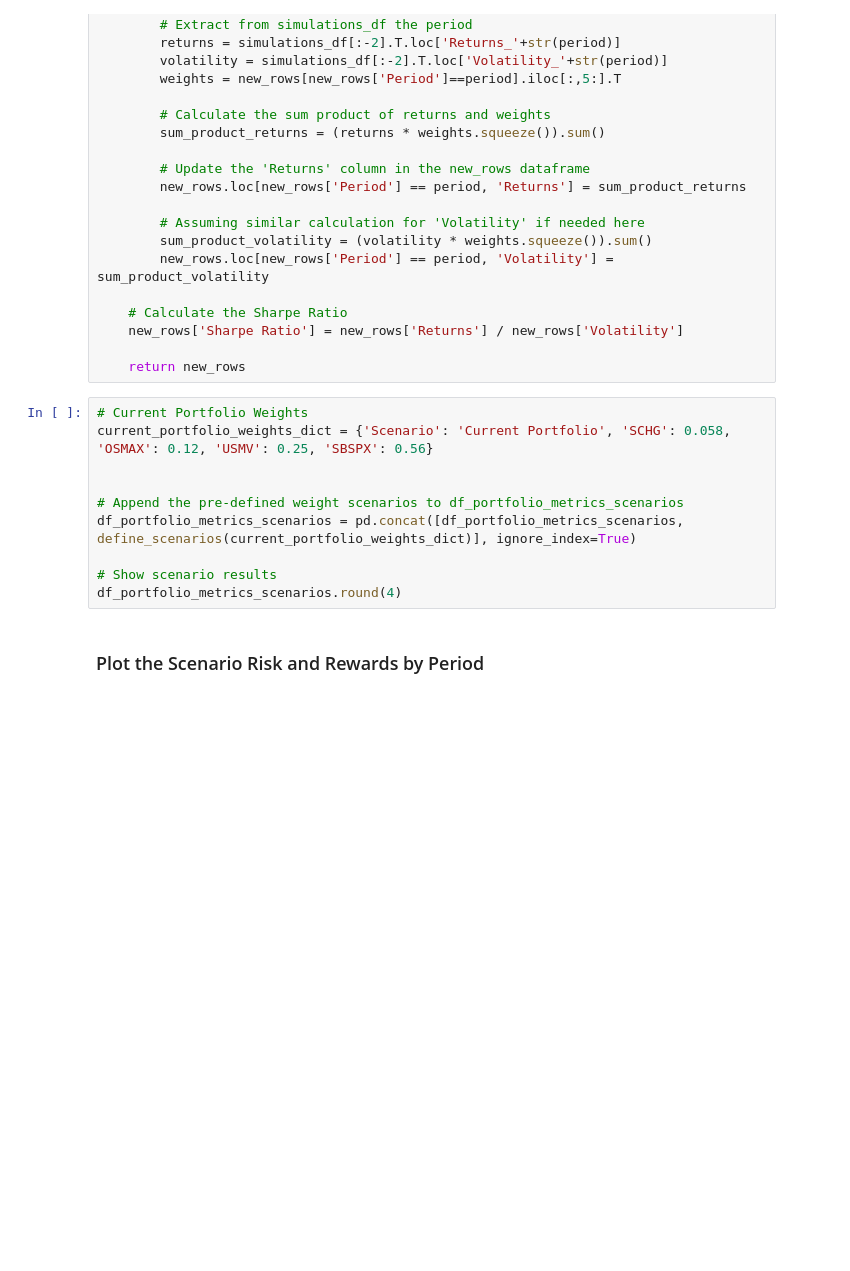
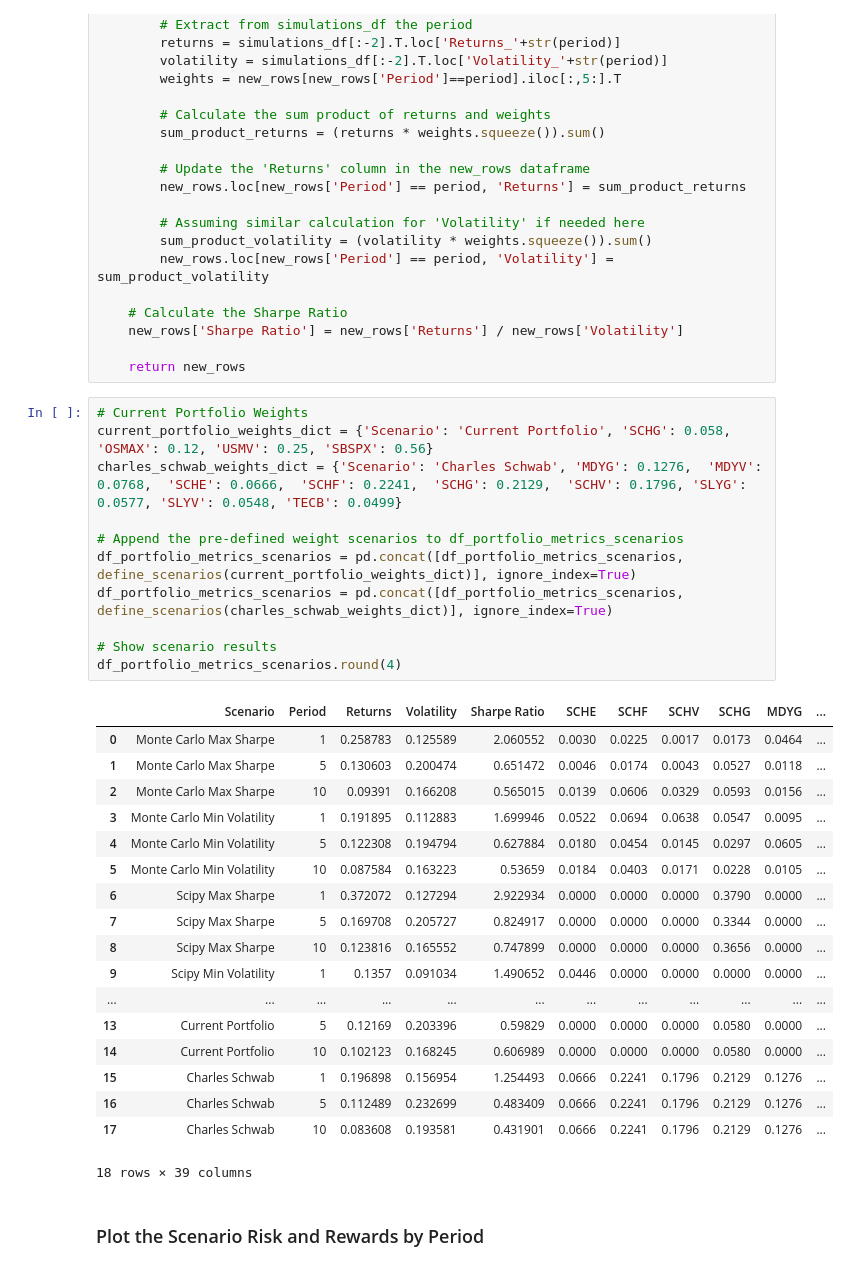
Before and after one commit to sean123174/codeLibrary, a Jupyter notebook: python/portfolio-optimization.ipynb, the cells around one changed output. Cells and saved outputs as stored; diff of their text form; blank space fills up the shorter version.

```diff
--- a/python/portfolio-optimization.ipynb
+++ b/python/portfolio-optimization.ipynb
@@ -913,13 +913,33 @@ def define_scenarios(portfolio_weights_dict):
 # %%
 # Current Portfolio Weights
 current_portfolio_weights_dict = {'Scenario': 'Current Portfolio', 'SCHG': 0.058, 'OSMAX': 0.12, 'USMV': 0.25, 'SBSPX': 0.56}
-
+charles_schwab_weights_dict = {'Scenario': 'Charles Schwab', 'MDYG': 0.1276,  'MDYV': 0.0768,  'SCHE': 0.0666,  'SCHF': 0.2241,  'SCHG': 0.2129,  'SCHV': 0.1796, 'SLYG': 0.0577, 'SLYV': 0.0548, 'TECB': 0.0499}
 
 # Append the pre-defined weight scenarios to df_portfolio_metrics_scenarios
 df_portfolio_metrics_scenarios = pd.concat([df_portfolio_metrics_scenarios, define_scenarios(current_portfolio_weights_dict)], ignore_index=True)
+df_portfolio_metrics_scenarios = pd.concat([df_portfolio_metrics_scenarios, define_scenarios(charles_schwab_weights_dict)], ignore_index=True)
 
 # Show scenario results
 df_portfolio_metrics_scenarios.round(4)
+# %% [output]
+|  | Scenario | Period | Returns | Volatility | Sharpe Ratio | SCHE | SCHF | SCHV | SCHG | MDYG | ... |
+| 0 | Monte Carlo Max Sharpe | 1 | 0.258783 | 0.125589 | 2.060552 | 0.0030 | 0.0225 | 0.0017 | 0.0173 | 0.0464 | ... |
+| 1 | Monte Carlo Max Sharpe | 5 | 0.130603 | 0.200474 | 0.651472 | 0.0046 | 0.0174 | 0.0043 | 0.0527 | 0.0118 | ... |
+| 2 | Monte Carlo Max Sharpe | 10 | 0.09391 | 0.166208 | 0.565015 | 0.0139 | 0.0606 | 0.0329 | 0.0593 | 0.0156 | ... |
+| 3 | Monte Carlo Min Volatility | 1 | 0.191895 | 0.112883 | 1.699946 | 0.0522 | 0.0694 | 0.0638 | 0.0547 | 0.0095 | ... |
+| 4 | Monte Carlo Min Volatility | 5 | 0.122308 | 0.194794 | 0.627884 | 0.0180 | 0.0454 | 0.0145 | 0.0297 | 0.0605 | ... |
+| 5 | Monte Carlo Min Volatility | 10 | 0.087584 | 0.163223 | 0.53659 | 0.0184 | 0.0403 | 0.0171 | 0.0228 | 0.0105 | ... |
+| 6 | Scipy Max Sharpe | 1 | 0.372072 | 0.127294 | 2.922934 | 0.0000 | 0.0000 | 0.0000 | 0.3790 | 0.0000 | ... |
+| 7 | Scipy Max Sharpe | 5 | 0.169708 | 0.205727 | 0.824917 | 0.0000 | 0.0000 | 0.0000 | 0.3344 | 0.0000 | ... |
+| 8 | Scipy Max Sharpe | 10 | 0.123816 | 0.165552 | 0.747899 | 0.0000 | 0.0000 | 0.0000 | 0.3656 | 0.0000 | ... |
+| 9 | Scipy Min Volatility | 1 | 0.1357 | 0.091034 | 1.490652 | 0.0446 | 0.0000 | 0.0000 | 0.0000 | 0.0000 | ... |
+| ... | ... | ... | ... | ... | ... | ... | ... | ... | ... | ... | ... |
+| 13 | Current Portfolio | 5 | 0.12169 | 0.203396 | 0.59829 | 0.0000 | 0.0000 | 0.0000 | 0.0580 | 0.0000 | ... |
+| 14 | Current Portfolio | 10 | 0.102123 | 0.168245 | 0.606989 | 0.0000 | 0.0000 | 0.0000 | 0.0580 | 0.0000 | ... |
+| 15 | Charles Schwab | 1 | 0.196898 | 0.156954 | 1.254493 | 0.0666 | 0.2241 | 0.1796 | 0.2129 | 0.1276 | ... |
+| 16 | Charles Schwab | 5 | 0.112489 | 0.232699 | 0.483409 | 0.0666 | 0.2241 | 0.1796 | 0.2129 | 0.1276 | ... |
+| 17 | Charles Schwab | 10 | 0.083608 | 0.193581 | 0.431901 | 0.0666 | 0.2241 | 0.1796 | 0.2129 | 0.1276 | ... |
+18 rows × 39 columns
 # %% [markdown]
 ### Plot the Scenario Risk and Rewards by Period
 # %%
```
Also changed, not shown: parts of 10 cells of this notebook.
